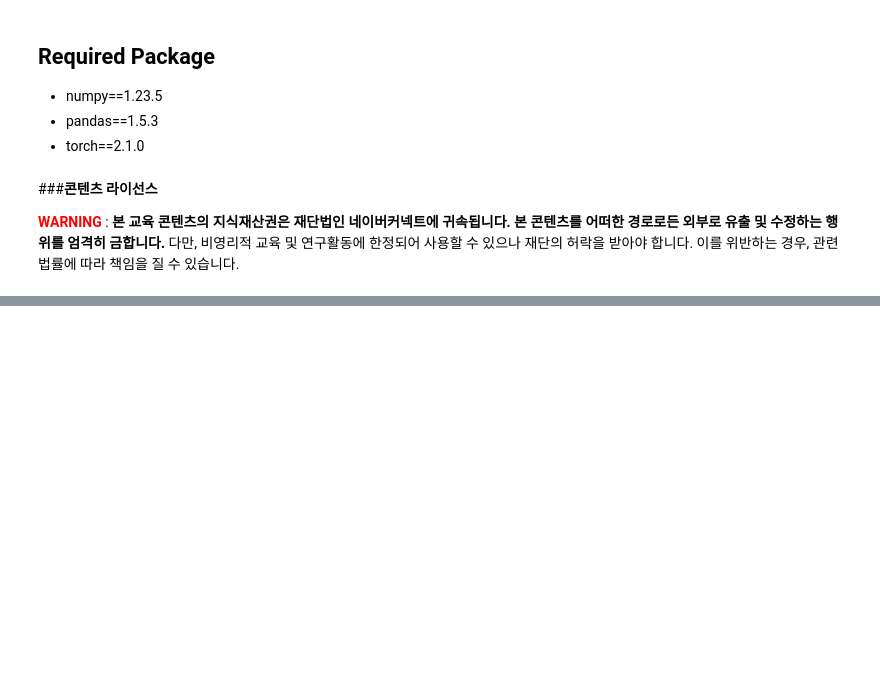
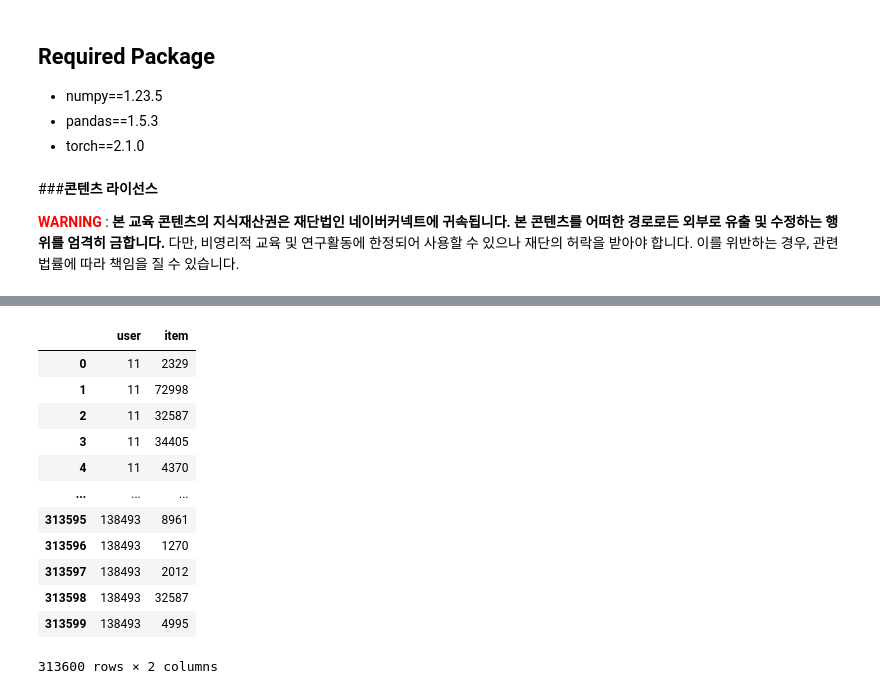
Before and after one commit to boostcampaitech6/level2-movierecommendation-recsys-06, a Jupyter notebook: mission/(미션_2)_Multi_VAE_(정답).ipynb, the cells around one changed output, grey strips where cells are left out. Cells and saved outputs as stored; diff of their text form; code cells hidden in the pictures; blank space fills up the shorter version.

Commit message:
[FEAT] multi-vae inference

```diff
--- a/mission/(미션_2)_Multi_VAE_(정답).ipynb
+++ b/mission/(미션_2)_Multi_VAE_(정답).ipynb
@@ -823,7 +838,7 @@ criterion = loss_function_vae
 best_n100 = -np.inf
 update_count = 0
 # %%
-for epoch in range(1, args.epochs + 1):
+for epoch in range(1, args.epochs + 40):
     epoch_start_time = time.time()
     train(model, criterion, optimizer, is_VAE=True)
     val_loss, n100, r20, r50 = evaluate(model, criterion, vad_data_tr, vad_data_te, is_VAE=True)
@@ -842,6 +857,8 @@ for epoch in range(1, args.epochs + 1):
         with open(args.save, 'wb') as f:
             torch.save(model, f)
         best_n100 = n100
+        best_epoch = epoch
+
 
 
 
@@ -855,5 +872,6 @@ print('=' * 89)
 print('| End of training | test loss {:4.2f} | n100 {:4.2f} | r20 {:4.2f} | '
         'r50 {:4.2f}'.format(test_loss, n100, r20, r50))
 print('=' * 89)
+print('best epoch:', best_epoch)
 # %% [output]
 -----------------------------------------------------------------------------------------
@@ -885,0 +910,6 @@ print('=' * 89)
+# %%
+total_N = raw_data.user.nunique()
+idx_list = np.arange(total_N)
+
+id2show = {v:k for k,v in show2id.items()}
+id2profile = {v:k for k,v in profile2id.items()}
@@ -885,0 +1019,7 @@ print('=' * 89)
+# %%
+p_dims = [200, 600, n_items]
+model = MultiVAE(p_dims).to(device)
+loader = DataLoader(args.data)
+
+optimizer = optim.Adam(model.parameters(), lr=1e-3, weight_decay=args.wd)
+criterion = loss_function_vae
@@ -885,0 +1089,20 @@ print('=' * 89)
+# %%
+args.save='model_total.pt'
+result = inference(model, criterion, data_inf, is_VAE=True)
+result.to_csv('multi-vae.csv', index=False)
+# %%
+result
+# %% [output]
+|  | user | item |
+| 0 | 11 | 2329 |
+| 1 | 11 | 72998 |
+| 2 | 11 | 32587 |
+| 3 | 11 | 34405 |
+| 4 | 11 | 4370 |
+| ... | ... | ... |
+| 313595 | 138493 | 8961 |
+| 313596 | 138493 | 1270 |
+| 313597 | 138493 | 2012 |
+| 313598 | 138493 | 32587 |
+| 313599 | 138493 | 4995 |
+313600 rows × 2 columns
```
Also changed, not shown: parts of 16 cells of this notebook, 3 other files.
